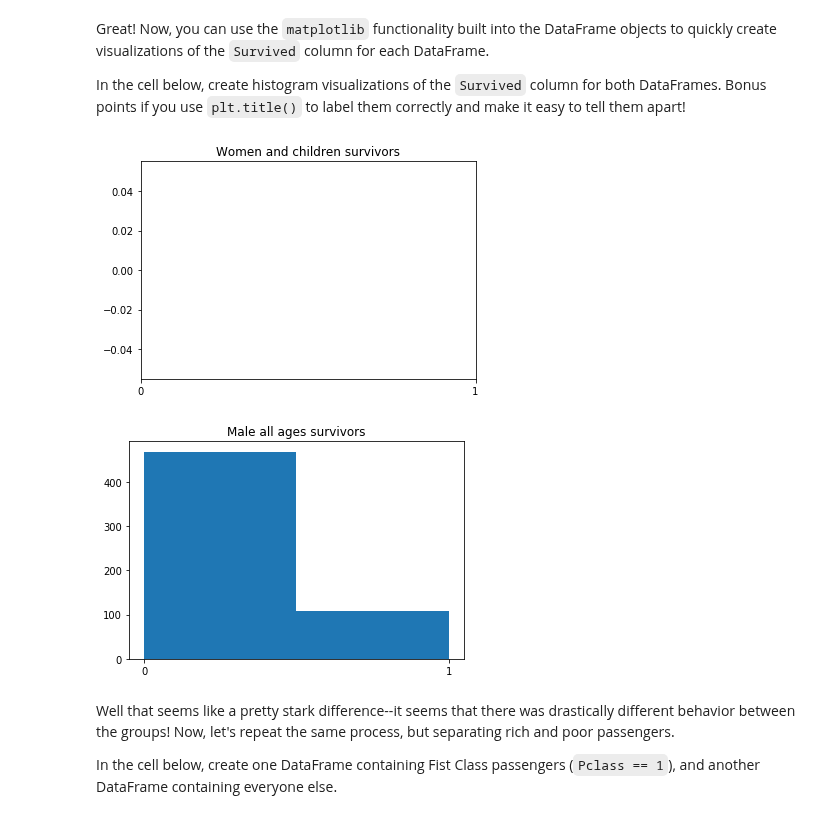
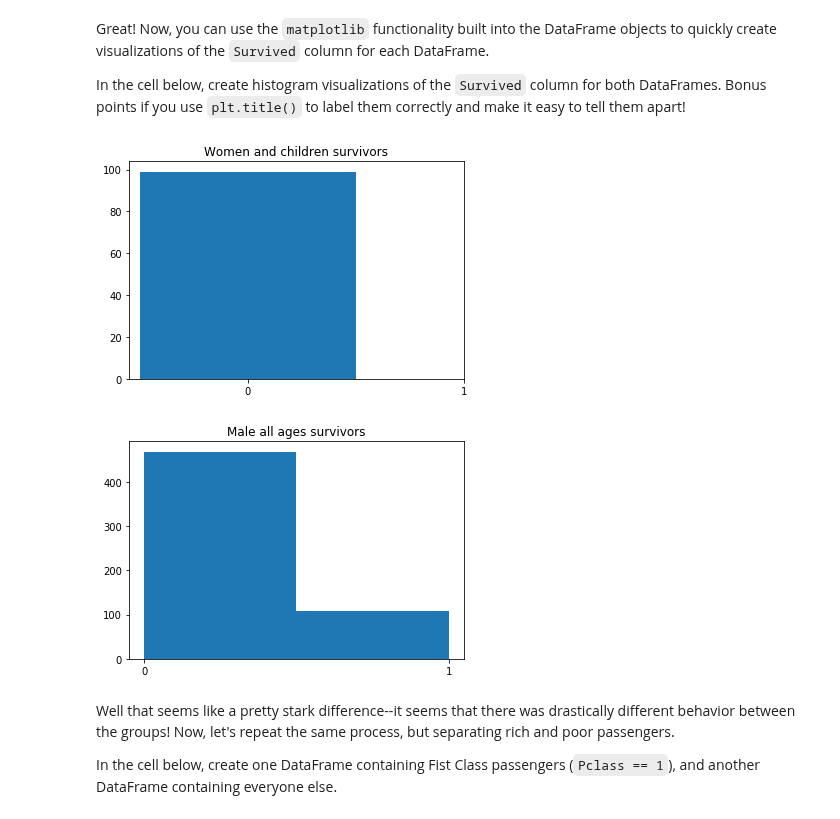
Before and after one commit to bgilroy26/dsc-using-sql-with-pandas-lab-nyc-ds-071519, a Jupyter notebook: index.ipynb, the cells around one changed output. Drawn from its saved outputs; the diff is of its cells as text; code cells hidden in the pictures.

```diff
--- a/index.ipynb
+++ b/index.ipynb
@@ -149,18 +149,17 @@ Great! Now, you can use the `matplotlib` functionality built into the DataFrame
 
 In the cell below, create histogram visualizations of the `Survived` column for both DataFrames.  Bonus points if you use `plt.title()` to label them correctly and make it easy to tell them apart!
 # %%
-bins = np.arange(11) - 0.5
-
+bins = np.arange(2) - 0.5
 plt.hist(women_and_children_df['Survived'], bins=bins)
 plt.title('Women and children survivors')
 plt.xticks(range(2))
 plt.show()
 plt.hist(male_all_ages_df['Survived'], bins=2)
 plt.xticks(range(2))
 plt.title('Male all ages survivors')
 plt.show()
 # %% [output]
-[figure, old version]
+[figure, new version]
 [figure]
 # %% [markdown]
 Well that seems like a pretty stark difference--it seems that there was drastically different behavior between the groups!  Now, let's repeat the same process, but separating rich and poor passengers.
```
